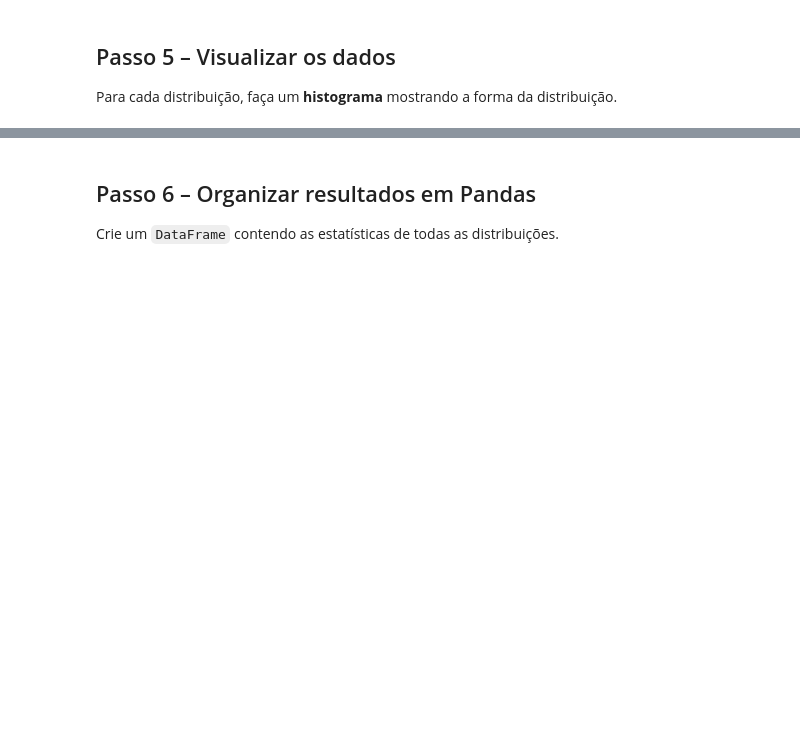
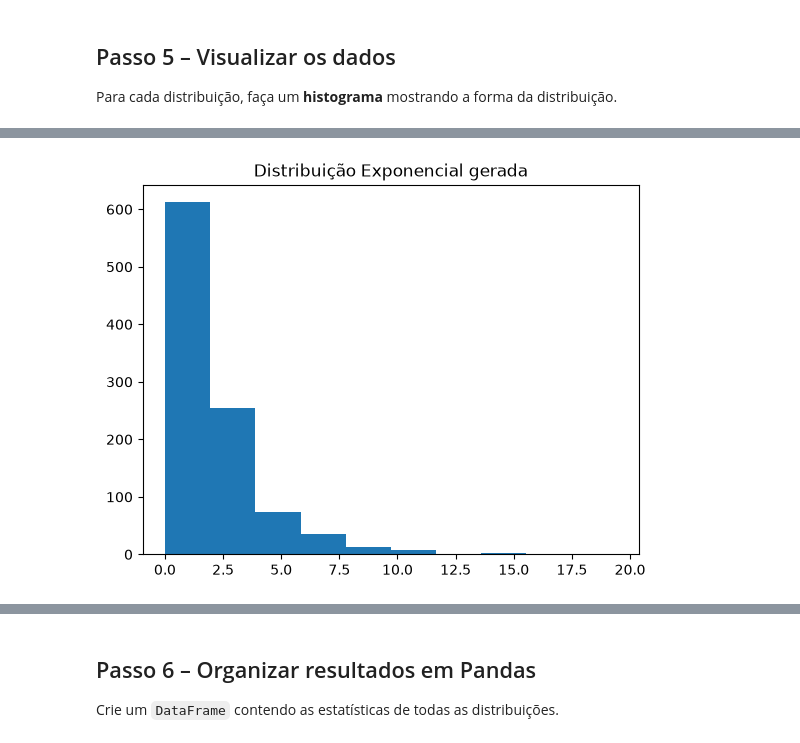
Before and after one commit to BenvenutiMateus/prog-estat, a Jupyter notebook: revisao.ipynb, the cells around one changed output, grey strips where cells are left out. Saved outputs shown, nothing was run; the diff lists cells and outputs as text; code cells hidden in the pictures; blank space fills up the shorter version.

```diff
--- a/revisao.ipynb
+++ b/revisao.ipynb
@@ -73,0 +102,6 @@ Para cada distribuição, faça um **histograma** mostrando a forma da distribui
+# %%
+plt.hist(distribuicoes['Exponencial']['dados'])
+plt.title('Distribuição Exponencial gerada')
+plt.show()
+# %% [output]
+[figure, added]
```
Also changed, not shown: parts of 16 cells of this notebook, 1 other file.
